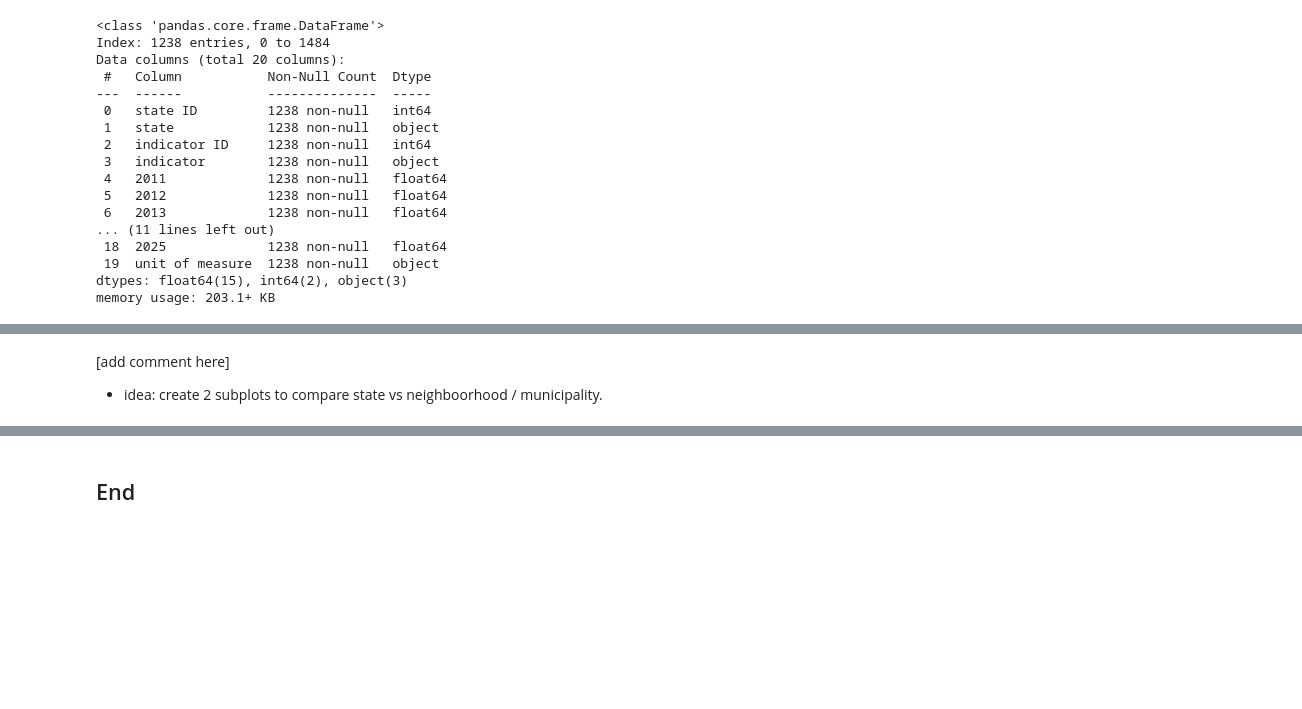
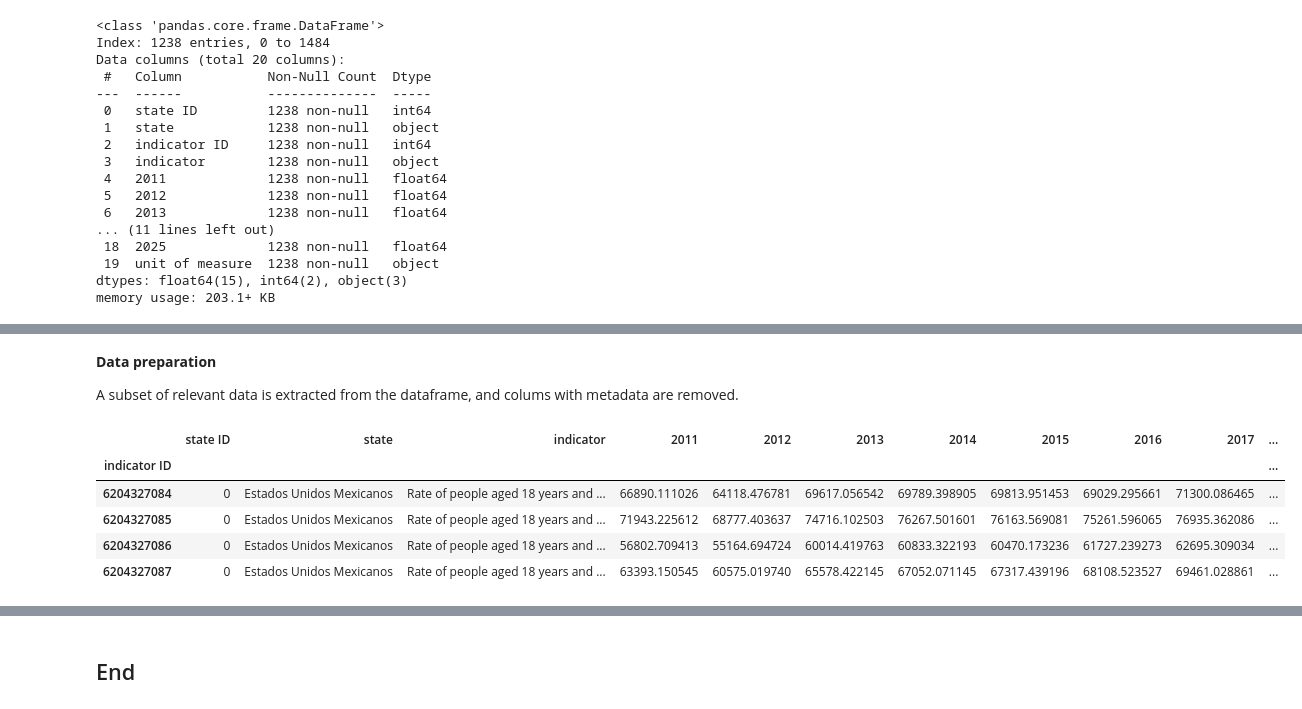
Before and after one commit to irenecelebrin/programming-for-data-analytics, a Jupyter notebook: project/project.ipynb, the cells around one changed output, grey strips where cells are left out. Drawn from its saved outputs; the diff is of its cells as text; code cells hidden in the pictures; blank space fills up the shorter version.

```diff
--- a/project/project.ipynb
+++ b/project/project.ipynb
@@ -429,4 +380,23 @@ plt.show()
-# %% [markdown]
-[add comment here]
-
-- idea: create 2 subplots to compare state vs neighboorhood / municipality.
+# %% [markdown]
+**Data preparation**
+
+A subset of relevant data is extracted from the dataframe, and colums with metadata are removed.
+# %%
+# select subset for indicators by sex
+security_data = data[(data['indicator ID']== 6204327084) | (data['indicator ID']== 6204327085) | (data['indicator ID']== 6204327086) | (data['indicator ID']== 6204327087) ]
+# select subset for indicators by state (all Mexico)
+security_data = security_data[security_data['state ID'] == 0]
+
+# set indicators as index
+security_data = security_data.set_index('indicator ID')
+
+# show
+#sns.lineplot(x = data_by_gender.index, y = data_by_gender['Women'], color = 'darkorange', label = 'Women')#plt.legend(loc = 'lower right')
+security_data
+# %% [output]
+|  | state ID | state | indicator | 2011 | 2012 | 2013 | 2014 | 2015 | 2016 | 2017 | ... |
+| indicator ID |  |  |  |  |  |  |  |  |  |  | ... |
+| 6204327084 | 0 | Estados Unidos Mexicanos | Rate of people aged 18 years and ... | 66890.111026 | 64118.476781 | 69617.056542 | 69789.398905 | 69813.951453 | 69029.295661 | 71300.086465 | ... |
+| 6204327085 | 0 | Estados Unidos Mexicanos | Rate of people aged 18 years and ... | 71943.225612 | 68777.403637 | 74716.102503 | 76267.501601 | 76163.569081 | 75261.596065 | 76935.362086 | ... |
+| 6204327086 | 0 | Estados Unidos Mexicanos | Rate of people aged 18 years and ... | 56802.709413 | 55164.694724 | 60014.419763 | 60833.322193 | 60470.173236 | 61727.239273 | 62695.309034 | ... |
+| 6204327087 | 0 | Estados Unidos Mexicanos | Rate of people aged 18 years and ... | 63393.150545 | 60575.019740 | 65578.422145 | 67052.071145 | 67317.439196 | 68108.523527 | 69461.028861 | ... |
```
Also changed, not shown: parts of 19 cells of this notebook.
